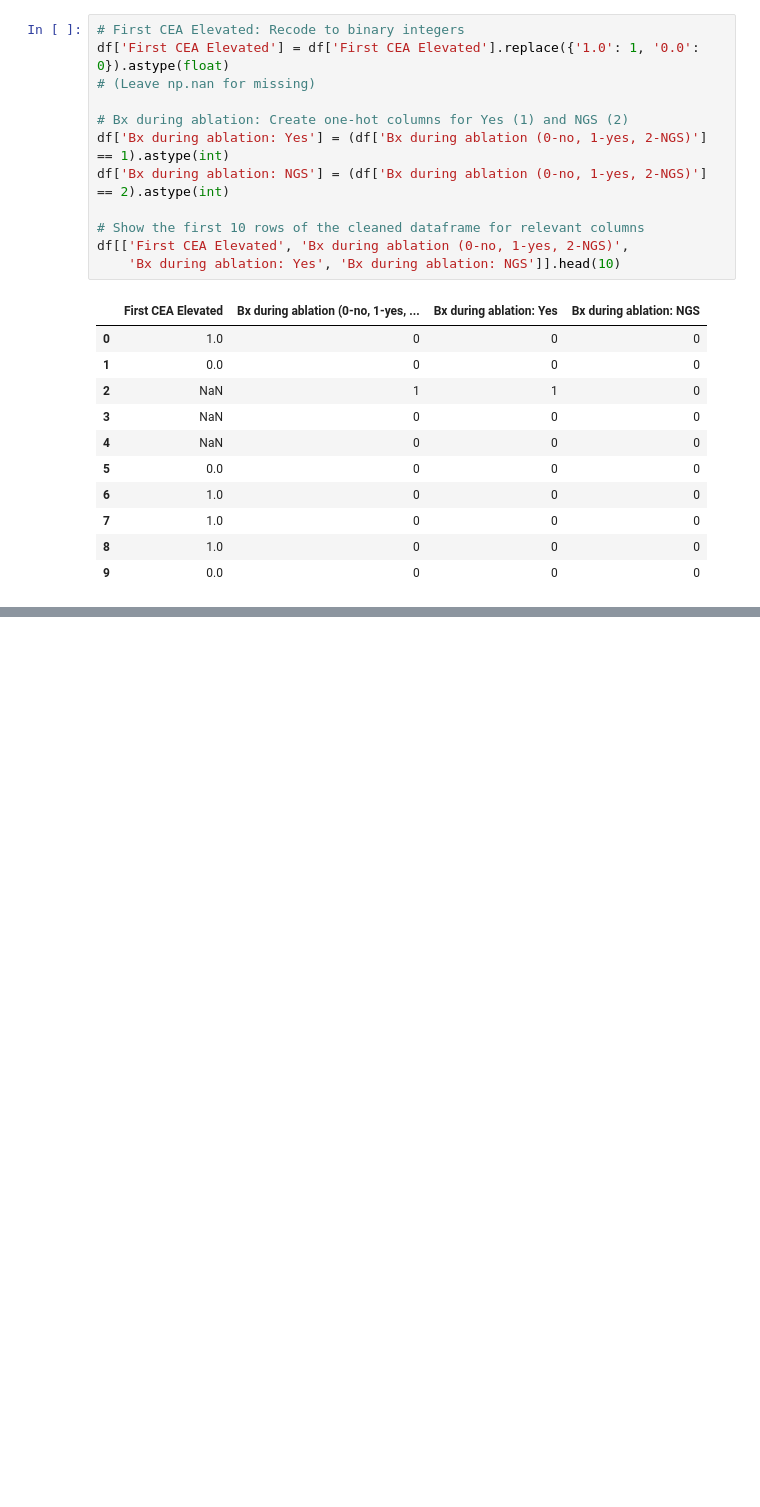
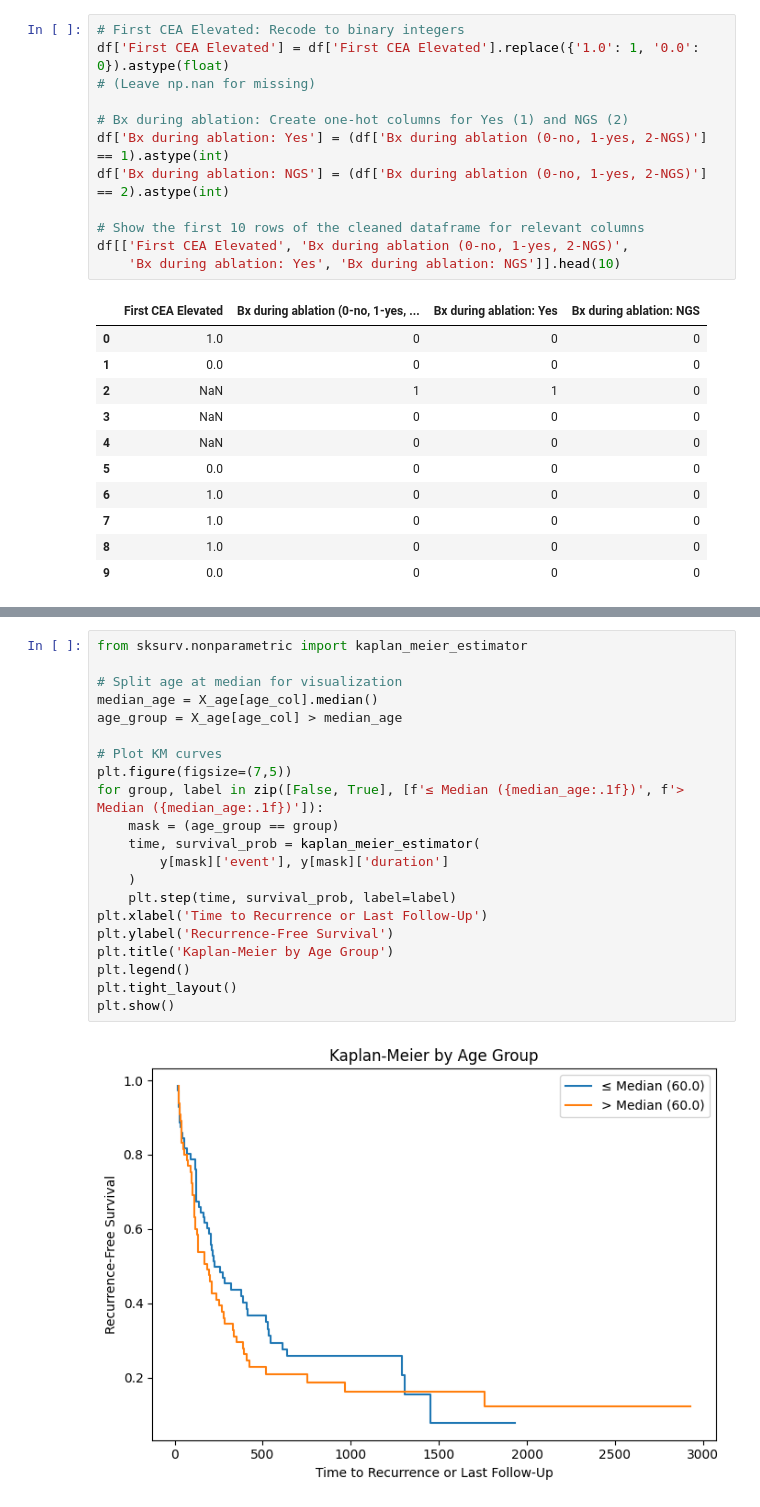
Before and after one commit to aren4/Liver_Tumors, a Jupyter notebook: Tommy_Rads.ipynb, the cells around one changed output, grey strips where cells are left out. Drawn from its saved outputs; the diff is of its cells as text; blank space fills up the shorter version.

```diff
--- a/Tommy_Rads.ipynb
+++ b/Tommy_Rads.ipynb
@@ -456,0 +769,23 @@ CAT HCV (2-SVR, 1 for chronic/present, 3 HBV 4 HAV)_2 -0.272
+# %%
+from sksurv.nonparametric import kaplan_meier_estimator
+
+# Split age at median for visualization
+median_age = X_age[age_col].median()
+age_group = X_age[age_col] > median_age
+
+# Plot KM curves
+plt.figure(figsize=(7,5))
+for group, label in zip([False, True], [f'≤ Median ({median_age:.1f})', f'> Median ({median_age:.1f})']):
+    mask = (age_group == group)
+    time, survival_prob = kaplan_meier_estimator(
+        y[mask]['event'], y[mask]['duration']
+    )
+    plt.step(time, survival_prob, label=label)
+plt.xlabel('Time to Recurrence or Last Follow-Up')
+plt.ylabel('Recurrence-Free Survival')
+plt.title('Kaplan-Meier by Age Group')
+plt.legend()
+plt.tight_layout()
+plt.show()
+# %% [output]
+[figure, added]
```
Also changed, not shown: parts of 19 cells of this notebook.
